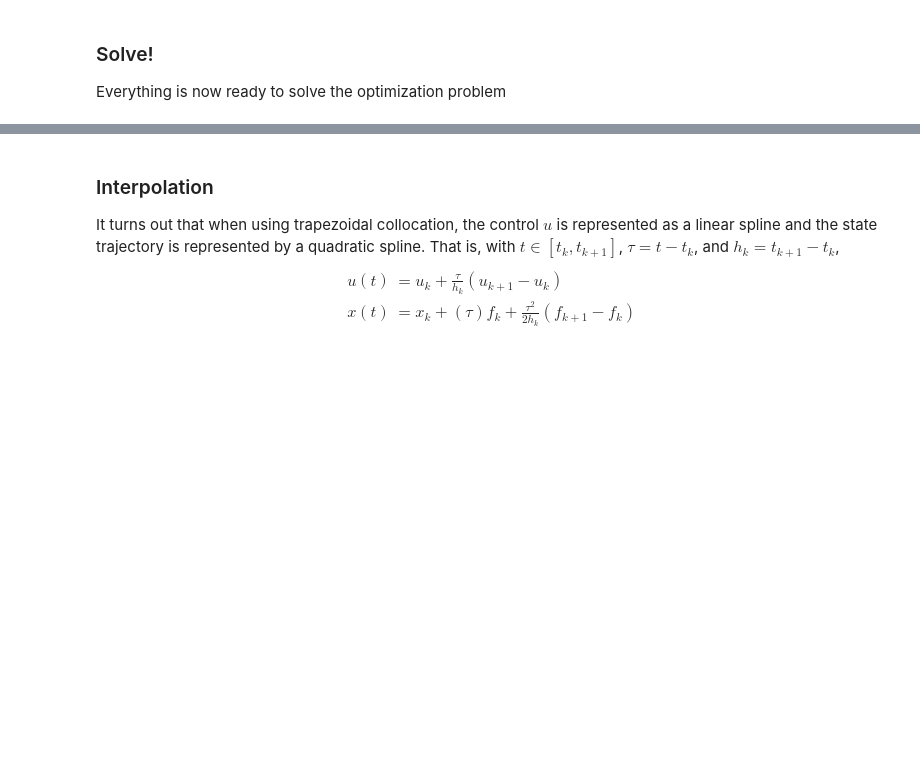
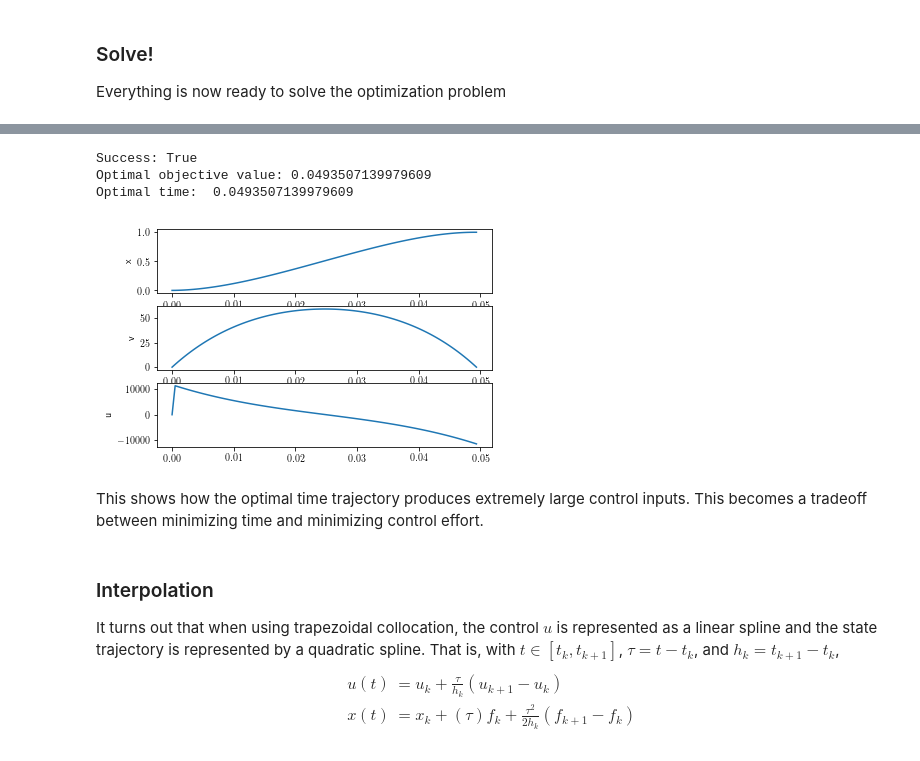
Before and after one commit to jbwillis/GeneralNotebooks, a Jupyter notebook: Control/DirectCollocation.ipynb, the cells around one changed output, grey strips where cells are left out. Drawn from its saved outputs; the diff is of its cells as text; code cells hidden in the pictures; blank space fills up the shorter version.

Commit message:
time optimization

```diff
--- a/Control/DirectCollocation.ipynb
+++ b/Control/DirectCollocation.ipynb
@@ -165,0 +190,13 @@ Text(0, 0.5, 'u')
+# %%
+def obj(y):
+    """
+    The objective function to be minimized
+    """
+    tf = y[-1] # last design variable is the final time
+#     hk = (tf - t0)/N # timestep between knot points
+#     y = np.reshape(y[:-1], (-1,3)) # return to [[x,v,u],...,[x,v,u]]
+#     u = y[:,2]
+#     w = np.ones(u.shape)
+#     w[1:-1] += 1. # w = [1 2 2 ... 2 1]
+#     J = np.sum(.5*hk*(u**2)*w)
+    return tf
@@ -166,3 +231,38 @@ Text(0, 0.5, 'u')
+# %%
+# import pdb; pdb.set_trace()
+ret = scipy.optimize.minimize(
+        obj,
+        y_vec,
+        method='SLSQP',
+        constraints=[
+            {'type':'eq', 'fun':boundcons},
+            {'type':'eq', 'fun':dyncons},
+            {'type':'ineq', 'fun':timecon}
+        ])
+print("Success:", ret.success)
+print("Optimal objective value:", ret.fun)
+tf_opt = ret.x[-1]
+y_opt = np.reshape(ret.x[:-1], (-1, 3))
+print("Optimal time: ", tf_opt)
+
+t = np.linspace(t0, tf_opt, N)
+fig, ax = plt.subplots(3,1)
+ax[0].plot(t, y_opt[:,0])
+ax[0].set_ylabel('x')
+
+ax[1].plot(t, y_opt[:,1])
+ax[1].set_ylabel('v')
+
+ax[2].plot(t, y_opt[:,2])
+ax[2].set_ylabel('u')
+pass
+# %% [output]
+Success: True
+Optimal objective value: 0.0493507139979609
+Optimal time:  0.0493507139979609
+[figure, added]
+# %% [markdown]
+This shows how the optimal time trajectory produces extremely large control inputs. This becomes a tradeoff between minimizing time and minimizing control effort.
 # %% [markdown]
 ### Interpolation
 It turns out that when using trapezoidal collocation, the control $u$ is represented as a linear spline and the state trajectory is represented by a quadratic spline. That is, with $t \in [t_k, t_{k+1}]$, $\tau = t - t_k$, and $h_k = t_{k+1} - t_k$,
```
Also changed, not shown: parts of 7 cells of this notebook.
